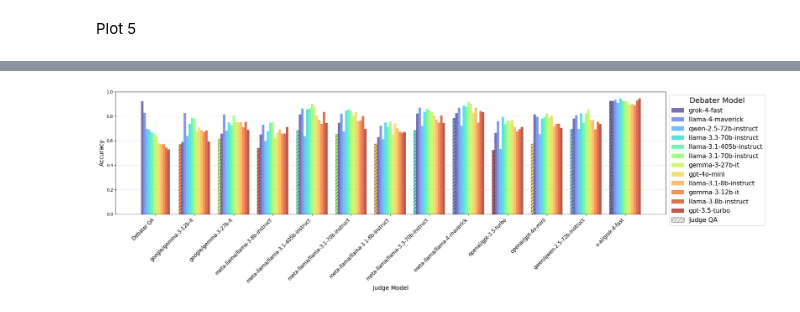
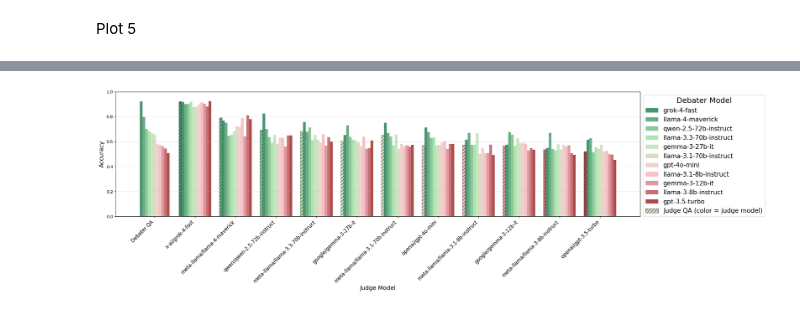
Before and after one commit to joshlevy89/llm_judge_debate_NEW, a Jupyter notebook: analysis/poster.ipynb, the cells around one changed output, grey strips where cells are left out. Saved outputs shown, nothing was run; the diff lists cells and outputs as text; code cells hidden in the pictures.

Commit message:
improvements to the plots

```diff
--- a/analysis/poster.ipynb
+++ b/analysis/poster.ipynb
@@ -317,12 +320,13 @@ np.float64(0.6548223350253807)
 # %% [markdown]
 Plot 5
 # %%
-verdict_group_batch = "hofzbhv"
+verdict_group_batch = "6irkzm1"
 verdict_ids, data = get_verdict_ids_from_batch(verdict_group_batch)
 verdicts_df = prepare_df(specific_verdict_ids=verdict_ids)
 verdicts_df = verdicts_df[(verdicts_df['is_correct_qa_judge'].notnull()) & (verdicts_df['is_correct_verdict'].notnull()) & (verdicts_df['is_correct_qa_debater'].notnull())]
 # %%
 verdicts_df = verdicts_df[(verdicts_df['config_model_name_qa_judge'] != 'meta-llama/llama-4-scout') & (verdicts_df['config_model_name_qa_debater'] != 'meta-llama/llama-4-scout')]
+verdicts_df = verdicts_df[(verdicts_df['config_model_name_qa_judge'] != 'meta-llama/llama-3.1-405b-instruct') & (verdicts_df['config_model_name_qa_debater'] != 'meta-llama/llama-3.1-405b-instruct')]
 # %%
 verdicts_df['config_model_name_qa_debater'].value_counts()
 # %% [output]
@@ -706,5 +348,6 @@ debate_record
 # %%
 import matplotlib.pyplot as plt
+import matplotlib.colors as mcolors
 import numpy as np
 import pandas as pd
 
@@ -720,21 +363,41 @@ for debate_run_id in merged['debate_run_id'].unique():
     model_short = debater_model.split('/')[-1] if '/' in debater_model else debater_model
     debate_run_id_labels[debate_run_id] = model_short
 
+# Create custom colormap: dark green -> light green -> light red -> dark red
+colors_list = [
+    (0.0, (0.0, 0.4, 0.2)),      # dark green
+    (0.33, (0.6, 0.9, 0.6)),     # light green
+    (0.67, (1.0, 0.71, 0.76)),   # light red
+    (1.0, (0.55, 0.0, 0.0))      # dark red
+]
+custom_cmap = mcolors.LinearSegmentedColormap.from_list('green_yellow_red', colors_list)
+
 for run_idx in [0]:
     plot_data = merged[merged['run_idx'] == run_idx].copy()
-
-    judge_models = sorted(plot_data['model'].unique())
 
     # Sort debate runs by debater QA accuracy (highest to lowest)
     debater_scores = plot_data.groupby('debate_run_id')['debater_qa_acc'].first().sort_values(ascending=False)
     debate_run_ids = debater_scores.index.tolist()
+
+    # Sort judge models by their corresponding debater QA accuracy (highest to lowest)
+    judge_to_debater_acc = {}
+    for judge_model in plot_data['model'].unique():
+        for debate_run_id in debate_run_ids:
+            debate_row = plot_data[plot_data['debate_run_id'] == debate_run_id].iloc[0]
+            debater_model = debate_run_id_labels.get(debate_run_id, '')
+            judge_model_short = judge_model.split('/')[-1] if '/' in judge_model else judge_model
+            if debater_model == judge_model_short:
+                judge_to_debater_acc[judge_model] = debate_row['debater_qa_acc']
+                break
+
+    judge_models = sorted(plot_data['model'].unique(), key=lambda x: judge_to_debater_acc.get(x, 0), reverse=True)
 
     n_judges = len(judge_models)
     n_debates = len(debate_run_ids)
 
     fig, ax = plt.subplots(figsize=(25, 7))
 
-    colors = plt.cm.turbo(np.linspace(0.05, 0.95, n_debates))
+    colors = custom_cmap(np.linspace(0.0, 1.0, n_debates))
 
     # print("Debug: Order of debate_run_ids and labels:")
     # for i, debate_run_id in enumerate(debate_run_ids):
@@ -779,33 +442,33 @@ for run_idx in [0]:
 
         # Remaining bars: Verdicts for each debate run
         for i, debate_run_id in enumerate(debate_run_ids):
             row = plot_data[(plot_data['model'] == judge_model) &
                            (plot_data['debate_run_id'] == debate_run_id)]
             if len(row) > 0:
                 verdict_acc = row['verdict_acc'].values[0]
                 offset = ((i + 1) - (n_debates + 1) / 2 + 0.5) * width
                 ax.bar(x_pos + offset, verdict_acc, width, color=colors[i], alpha=0.7)
 
     ax.set_xlabel('Judge Model', fontsize=14)
     ax.set_ylabel('Accuracy', fontsize=14)
     ax.set_xticks(x_positions)
     ax.set_xticklabels(x_labels, rotation=45, ha='right', fontsize=12)
 
     from matplotlib.patches import Patch
 
     legend_elements = []
     for i, debate_run_id in enumerate(debate_run_ids):
         label = f"{debate_run_id_labels.get(debate_run_id, debate_run_id)}"
         legend_elements.append(Patch(facecolor=colors[i], alpha=0.7, label=label))
 
-    rainbow_color = plt.cm.turbo(0.5)
-    legend_elements.append(Patch(facecolor=rainbow_color, alpha=0.7, hatch='///', edgecolor='black', label='Judge QA (color = judge model)'))
+    judge_qa_color = custom_cmap(0.5)
+    legend_elements.append(Patch(facecolor=judge_qa_color, alpha=0.7, hatch='///', edgecolor='black', label='Judge QA (color = judge model)'))
 
     ax.grid(axis='y', alpha=0.3)
     ax.set_ylim([0, 1])
     ax.legend(handles=legend_elements, loc='upper left', bbox_to_anchor=(1, 1), title='Debater Model', fontsize=15, title_fontsize=18)
 
     plt.tight_layout(rect=[0, 0, 0.9, 1])
     plt.show()
 # %% [output]
-[figure, old version]
+[figure, new version]
```
Also changed, not shown: parts of 10 cells of this notebook, 1 other file.
